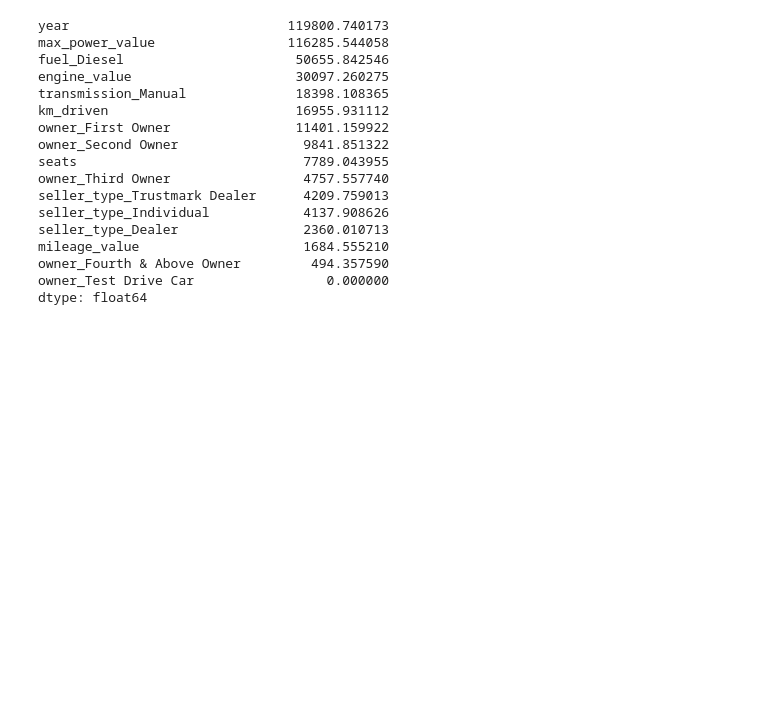
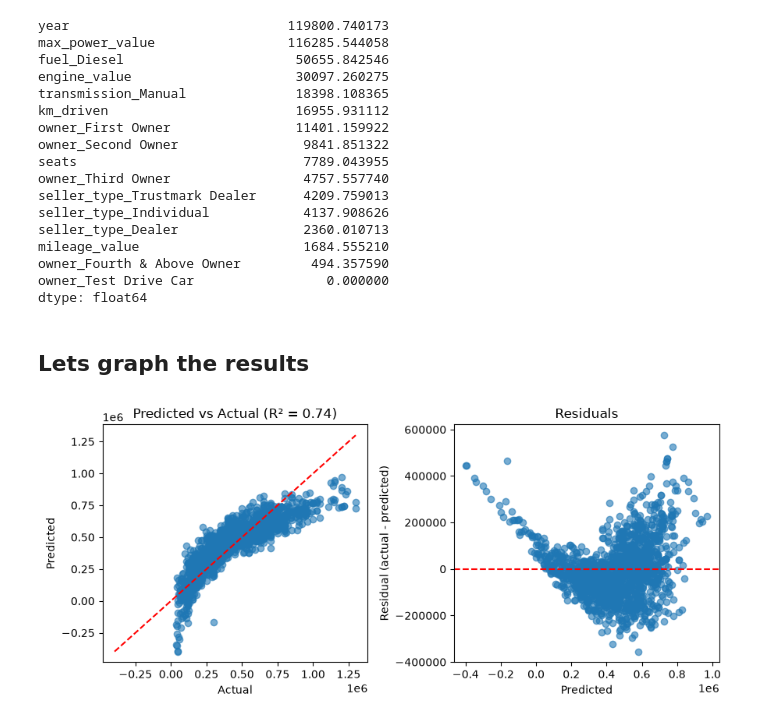
Before and after one commit to Muhammad-Mahallawy/LinearRegression, a Jupyter notebook: LinearRegression.ipynb, the cells around one changed output. Saved outputs shown, nothing was run; the diff lists cells and outputs as text; code cells hidden in the pictures; blank space fills up the shorter version.

Commit message:
add graph for predicted vs actual, graph for residual

```diff
--- a/LinearRegression.ipynb
+++ b/LinearRegression.ipynb
@@ -324,0 +320,7 @@ RMSE:  127411.41100711444
+# %%
+y_pred = model.predict(x_test_s)
+r2 = r2_score(y_test, y_pred)
+RMSE = np.sqrt(mean_squared_error(y_test, y_pred))
+
+print("R2: " , r2)
+print("RMSE: " , RMSE)
@@ -344,3 +349,28 @@ mileage_value                     1684.555210
 owner_Fourth & Above Owner         494.357590
 owner_Test Drive Car                 0.000000
 dtype: float64
+# %% [markdown]
+## Lets graph the results
+# %%
+import matplotlib.pyplot as plt
+
+fig, ax = plt.subplots(1, 2, figsize=(9, 4))
+
+# Predicted vs actual
+ax[0].scatter(y_test, y_pred, alpha=0.6)
+lims = [min(y_test.min(), y_pred.min()), max(y_test.max(), y_pred.max())]
+ax[0].plot(lims, lims, "r--")          # perfect-prediction line
+ax[0].set_xlabel("Actual"); ax[0].set_ylabel("Predicted")
+ax[0].set_title(f"Predicted vs Actual (R² = {r2_score(y_test, y_pred):.2f})")
+
+# Residuals
+ax[1].scatter(y_pred, y_test - y_pred, alpha=0.6)
+ax[1].axhline(0, color="r", linestyle="--")
+ax[1].set_xlabel("Predicted"); ax[1].set_ylabel("Residual (actual - predicted)")
+ax[1].set_title("Residuals")
+
+plt.tight_layout()
+plt.savefig("model_eval.png", dpi=200)   # image you can share
+plt.show()
+# %% [output]
+[figure, added]
```
Also changed, not shown: parts of 4 cells of this notebook, 2 other files.
